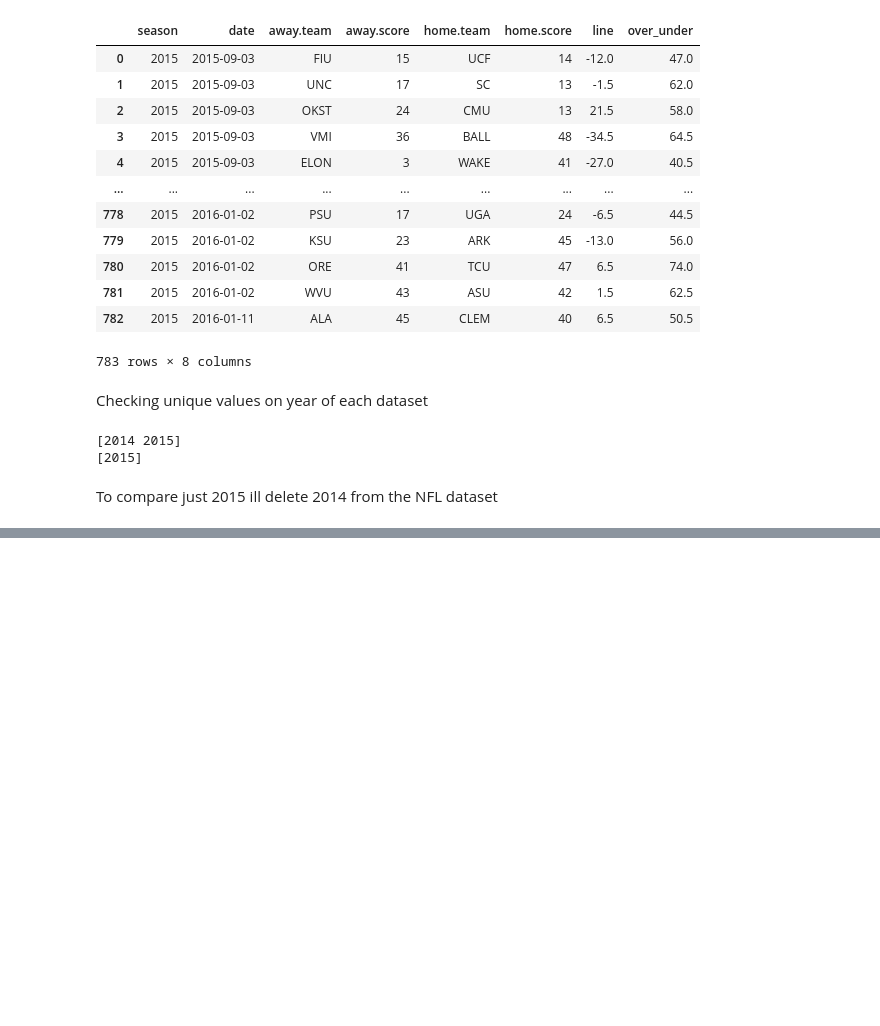
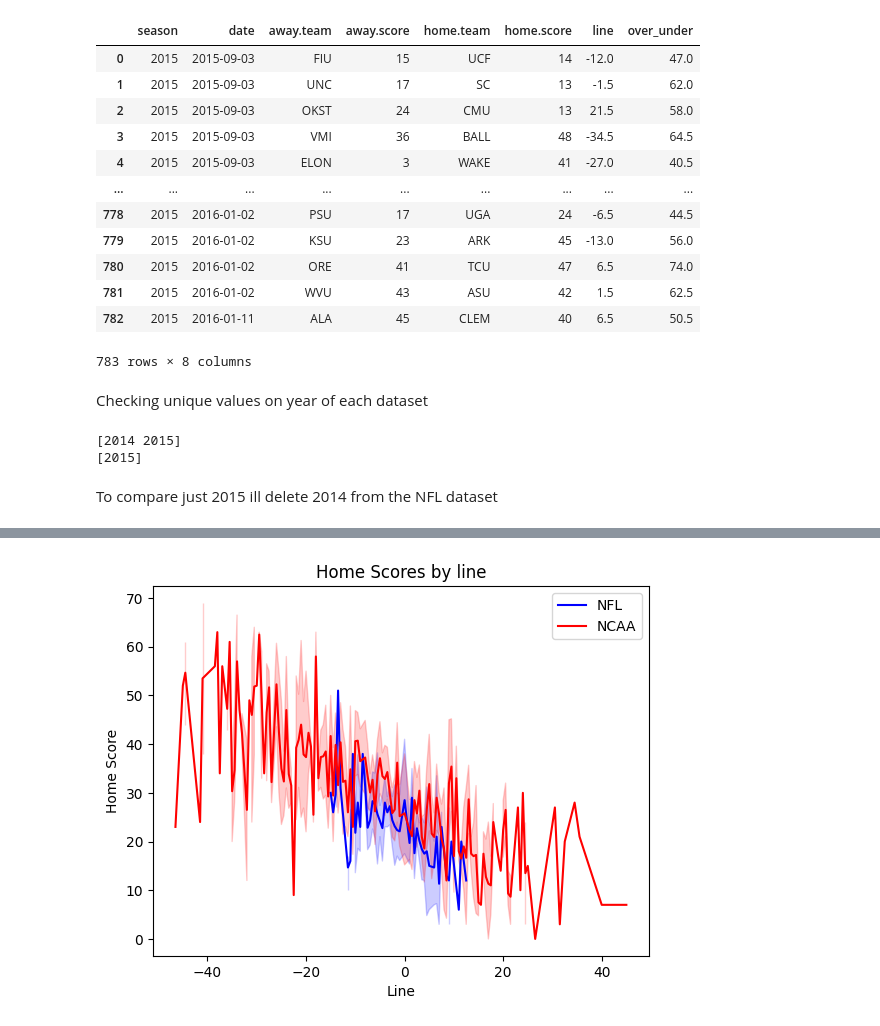
Before and after one commit to feliperodriguessd/Projetos, a Jupyter notebook: Pro_college.ipynb, the cells around one changed output, grey strips where cells are left out. Saved outputs shown, nothing was run; the diff lists cells and outputs as text; code cells hidden in the pictures; blank space fills up the shorter version.

```diff
--- a/Pro_college.ipynb
+++ b/Pro_college.ipynb
@@ -54,0 +100,11 @@ ncaa_df_data_common = ncaa_df[ncaa_df['season'].isin(common_years)]
+# %%
+sns.lineplot(x='line', y='home.score', data=nfl_df_data_common, color='blue', label='NFL')
+sns.lineplot(x='line', y='home.score', data=ncaa_df_data_common, color='red', label='NCAA')
+
+plt.legend()
+plt.title('Home Scores by line')
+plt.xlabel('Line')
+plt.ylabel('Home Score')
+plt.show()
+# %% [output]
+[figure, added]
```
Also changed, not shown: parts of 7 cells of this notebook.
